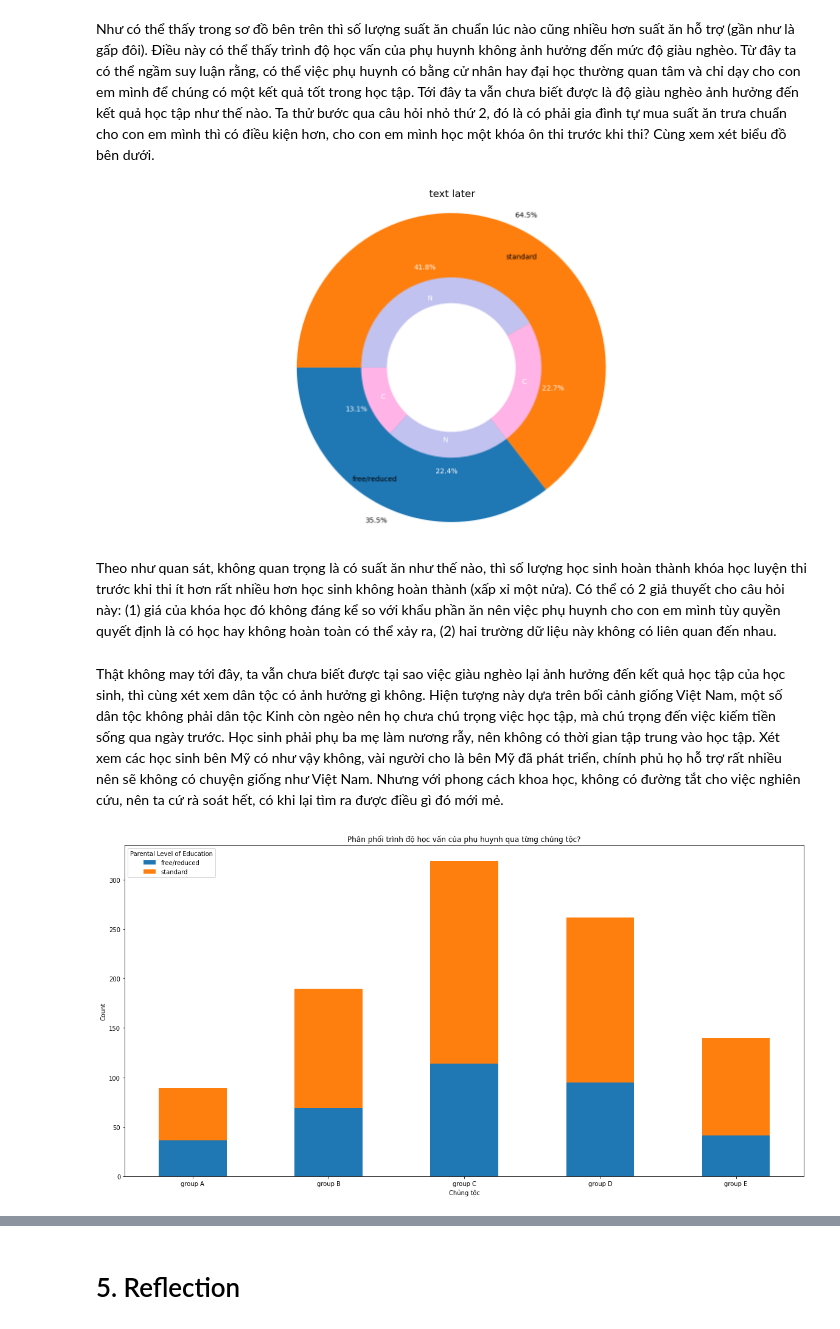
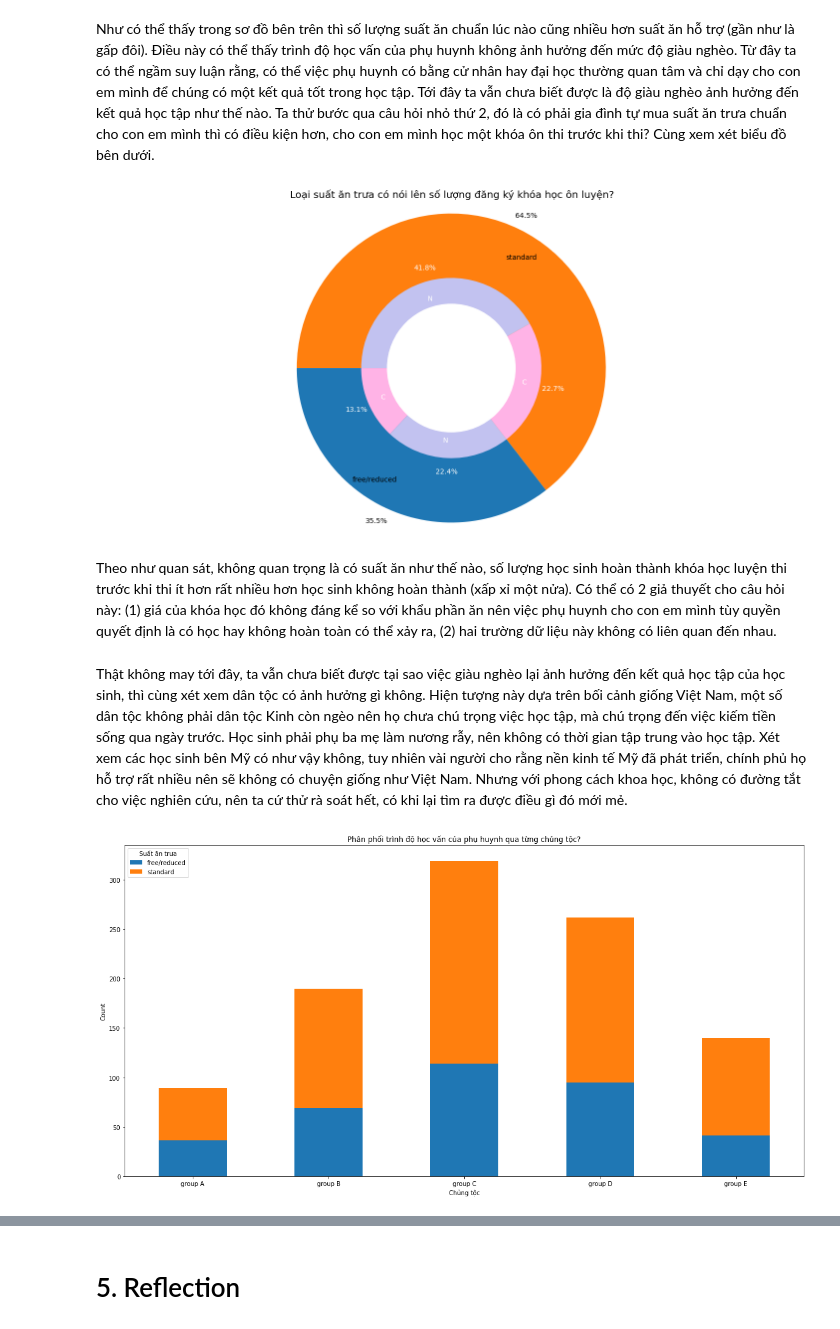
Before and after one commit to PNTAN19/LTKHDL, a Jupyter notebook: Students_Performance.ipynb, the cells around one changed output, grey strips where cells are left out. Saved outputs shown, nothing was run; the diff lists cells and outputs as text; code cells hidden in the pictures.

```diff
--- a/Students_Performance.ipynb
+++ b/Students_Performance.ipynb
@@ -417,46 +418,46 @@ by_gender_labels = len(gpa_counts) * ["C", "N"]
 by_gender_colors = len(gpa_counts) * ['#ffb3e6', '#c2c2f0']
 explode = (0.3,0.3,0.3,0.3,0.3)
 
 plt.pie(totals,
         labels=totals_labels,
         autopct='%1.1f%%',
         pctdistance=1.1,
         labeldistance=0.8,
         startangle=180,
         textprops={'fontsize': 14},
         radius=12)
 plt.pie(by_gender,
         labels=by_gender_labels,
         colors=by_gender_colors,
         autopct='%1.1f%%',
         pctdistance=1.15,
         labeldistance=0.8,
         startangle=180,
         textprops={'fontsize': 14, 'color': 'white'},
         radius=7)
 
 centre_circle = plt.Circle((0,0), 5, color='black', fc='white',linewidth=0)
 fig = plt.gcf()
 fig.gca().add_artist(centre_circle)
 
-plt.title(f'text later', fontsize=20)
+plt.title(f'Loại suất ăn trưa có nói lên số lượng đăng ký khóa học ôn luyện?', fontsize=20)
 
 plt.axis('equal')
 plt.tight_layout()
 plt.show()
 # %% [output]
-[figure, old version]
+[figure, new version]
 # %% [markdown]
-Theo như quan sát, không quan trọng là có suất ăn như thế nào, thì số lượng học sinh hoàn thành khóa học luyện thi trước khi thi ít hơn rất nhiều hơn học sinh không hoàn thành (xấp xỉ một nửa). Có thể có 2 giả thuyết cho câu hỏi này: (1) giá của khóa học đó không đáng kể so với khẩu phần ăn nên việc phụ huynh cho con em mình tùy quyền quyết định là có học hay không hoàn toàn có thể xảy ra, (2) hai trường dữ liệu này không có liên quan đến nhau.
+Theo như quan sát, không quan trọng là có suất ăn như thế nào, số lượng học sinh hoàn thành khóa học luyện thi trước khi thi ít hơn rất nhiều hơn học sinh không hoàn thành (xấp xỉ một nửa). Có thể có 2 giả thuyết cho câu hỏi này: (1) giá của khóa học đó không đáng kể so với khẩu phần ăn nên việc phụ huynh cho con em mình tùy quyền quyết định là có học hay không hoàn toàn có thể xảy ra, (2) hai trường dữ liệu này không có liên quan đến nhau.
 # %% [markdown]
-Thật không may tới đây, ta vẫn chưa biết được tại sao việc giàu nghèo lại ảnh hưởng đến kết quả học tập của học sinh, thì cùng xét xem dân tộc có ảnh hưởng gì không. Hiện tượng này dựa trên bối cảnh giống Việt Nam, một số dân tộc không phải dân tộc Kinh còn ngèo nên họ chưa chú trọng việc học tập, mà chú trọng đến việc kiếm tiền sống qua ngày trước. Học sinh phải phụ ba mẹ làm nương rẫy, nên không có thời gian tập trung vào học tập. Xét xem các học sinh bên Mỹ có như vậy không, vài người cho là bên Mỹ đã phát triển, chính phủ họ hỗ trợ rất nhiều nên sẽ không có chuyện giống như Việt Nam. Nhưng với phong cách khoa học, không có đường tắt cho việc nghiên cứu, nên ta cứ rà soát hết, có khi lại tìm ra được điều gì đó mới mẻ.
+Thật không may tới đây, ta vẫn chưa biết được tại sao việc giàu nghèo lại ảnh hưởng đến kết quả học tập của học sinh, thì cùng xét xem dân tộc có ảnh hưởng gì không. Hiện tượng này dựa trên bối cảnh giống Việt Nam, một số dân tộc không phải dân tộc Kinh còn ngèo nên họ chưa chú trọng việc học tập, mà chú trọng đến việc kiếm tiền sống qua ngày trước. Học sinh phải phụ ba mẹ làm nương rẫy, nên không có thời gian tập trung vào học tập. Xét xem các học sinh bên Mỹ có như vậy không, tuy nhiên vài người cho rằng nền kinh tế Mỹ đã phát triển, chính phủ họ hỗ trợ rất nhiều nên sẽ không có chuyện giống như Việt Nam. Nhưng với phong cách khoa học, không có đường tắt cho việc nghiên cứu, nên ta cứ thử rà soát hết, có khi lại tìm ra được điều gì đó mới mẻ.
 # %%
 ax = pd.crosstab(df["race/ethnicity"], [df["lunch"]]).plot.bar(stacked=True, figsize=(20,10))
 ax.set_title("Phân phối trình độ học vấn của phụ huynh qua từng chủng tộc?")
 ax.set_xlabel(xlabel="Chủng tộc")
 ax.set_ylabel(ylabel="Count")
 ax.set_xticklabels(ax.get_xticklabels(), rotation=0)
-ax.legend(loc="upper left", title="Parental Level of Education");
+ax.legend(loc="upper left", title="Suất ăn trưa");
 # %% [output]
-[figure, old version]
+[figure, new version]
 # %% [markdown]
```
Also changed, not shown: parts of 5 cells of this notebook.
